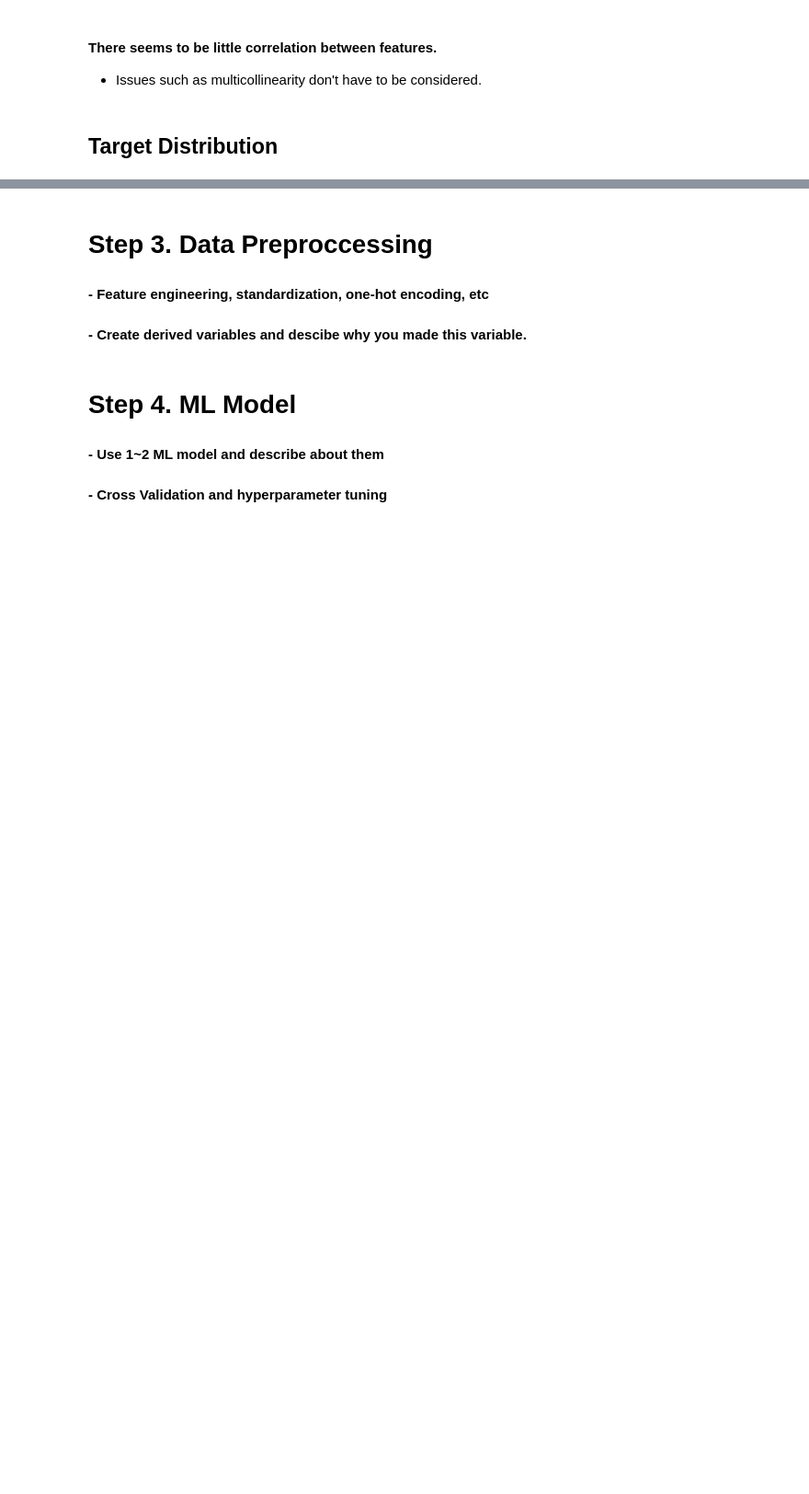
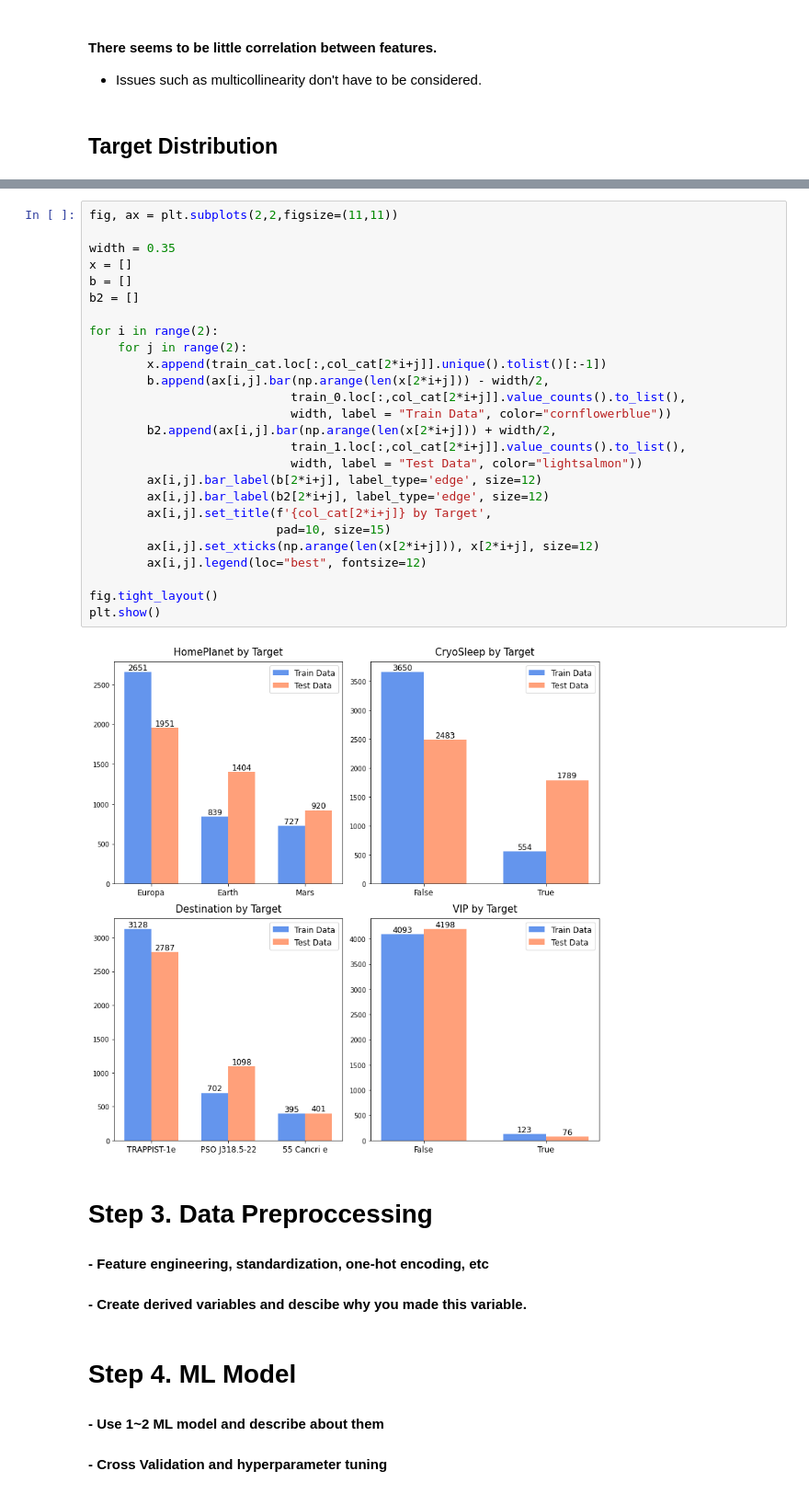
Before and after one commit to gonekng/Kaggle_Project, a Jupyter notebook: Spaceship Titanic/ml-spaceship-titanic.ipynb, the cells around one changed output, grey strips where cells are left out. Shown at 92% size. Saved outputs shown, nothing was run; the diff lists cells and outputs as text; blank space fills up the shorter version.

```diff
--- a/Spaceship Titanic/ml-spaceship-titanic.ipynb
+++ b/Spaceship Titanic/ml-spaceship-titanic.ipynb
@@ -297,3 +306,31 @@ plt.show()
+# %%
+fig, ax = plt.subplots(2,2,figsize=(11,11))
+
+width = 0.35
+x = []
+b = []
+b2 = []
+
+for i in range(2):
+    for j in range(2):
+        x.append(train_cat.loc[:,col_cat[2*i+j]].unique().tolist()[:-1])
+        b.append(ax[i,j].bar(np.arange(len(x[2*i+j])) - width/2,
+                            train_0.loc[:,col_cat[2*i+j]].value_counts().to_list(),
+                            width, label = "Train Data", color="cornflowerblue"))
+        b2.append(ax[i,j].bar(np.arange(len(x[2*i+j])) + width/2,
+                            train_1.loc[:,col_cat[2*i+j]].value_counts().to_list(),
+                            width, label = "Test Data", color="lightsalmon"))
+        ax[i,j].bar_label(b[2*i+j], label_type='edge', size=12)
+        ax[i,j].bar_label(b2[2*i+j], label_type='edge', size=12)
+        ax[i,j].set_title(f'{col_cat[2*i+j]} by Target',
+                          pad=10, size=15)
+        ax[i,j].set_xticks(np.arange(len(x[2*i+j])), x[2*i+j], size=12)
+        ax[i,j].legend(loc="best", fontsize=12)
+
+fig.tight_layout()
+plt.show()
+# %% [output]
+[figure, added]
 # %% [markdown]
 # Step 3. Data Preproccessing
 #### - Feature engineering, standardization, one-hot encoding, etc
```
Also changed, not shown: parts of 8 cells of this notebook.
